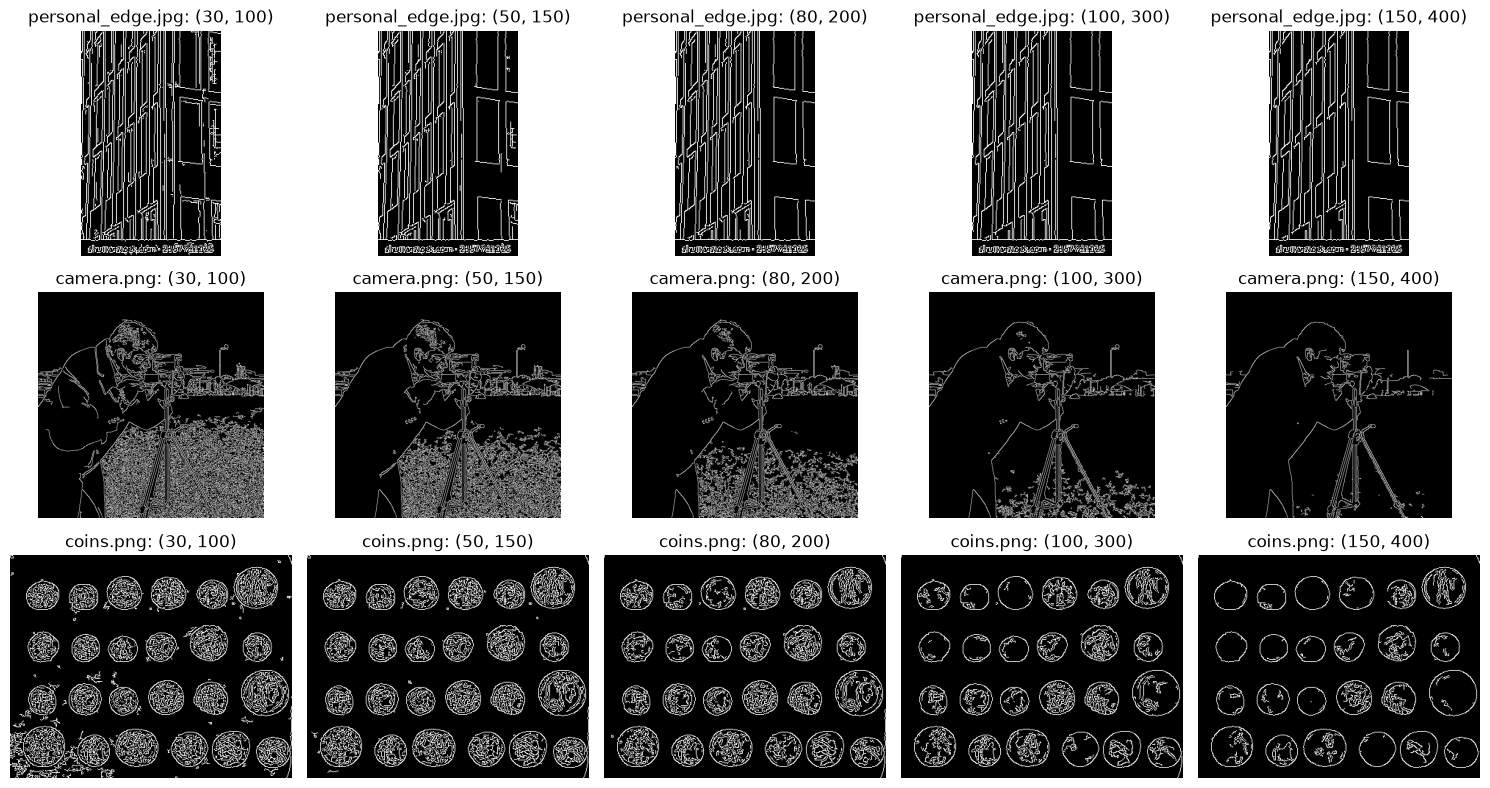
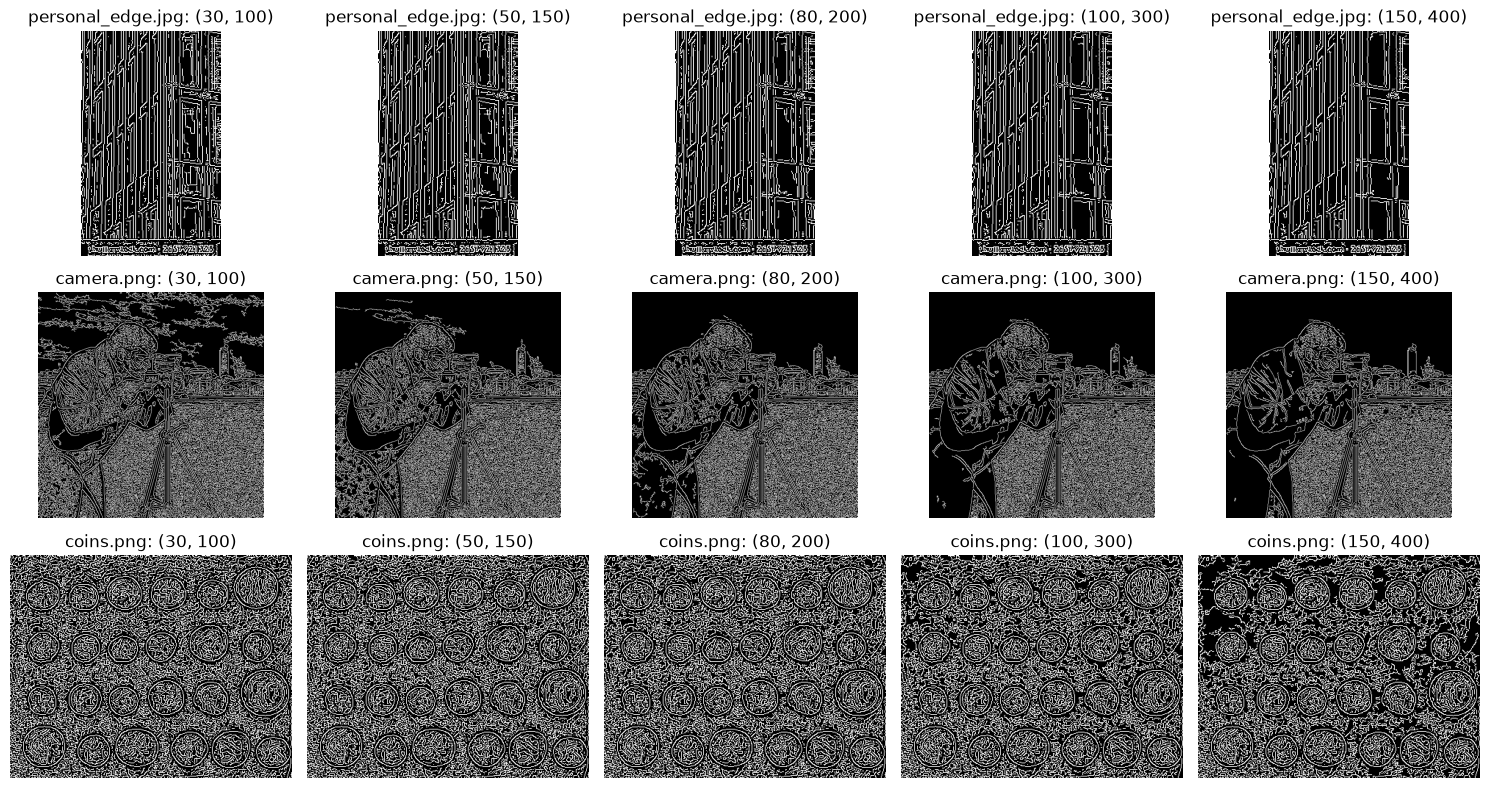
The notebook cell's code change between the first figure and the second:
--- before
+++ after
@@ -18,4 +18,3 @@
 
 plt.tight_layout()
-plt.savefig("output/4_canny.png", dpi=300)
 plt.show()

Commit: Week2 - Task 8 Complete